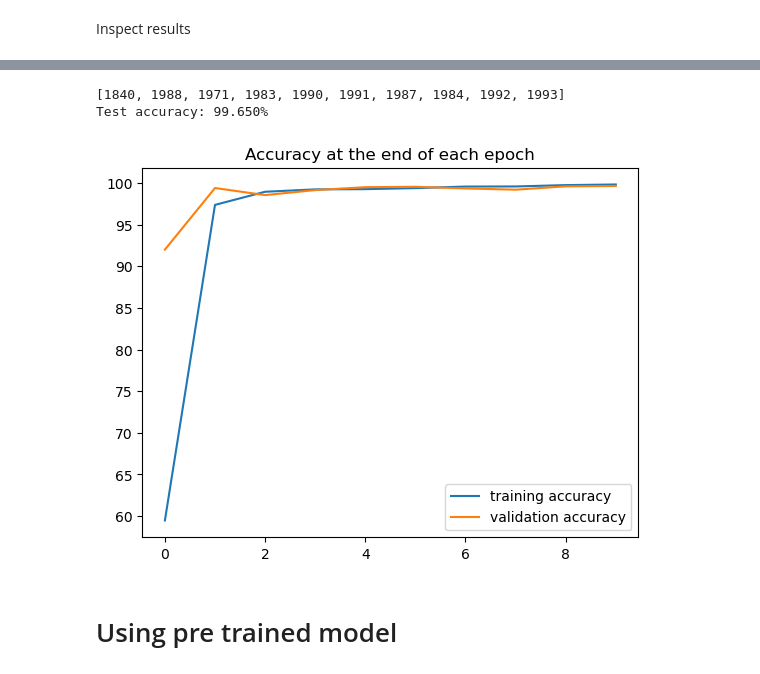
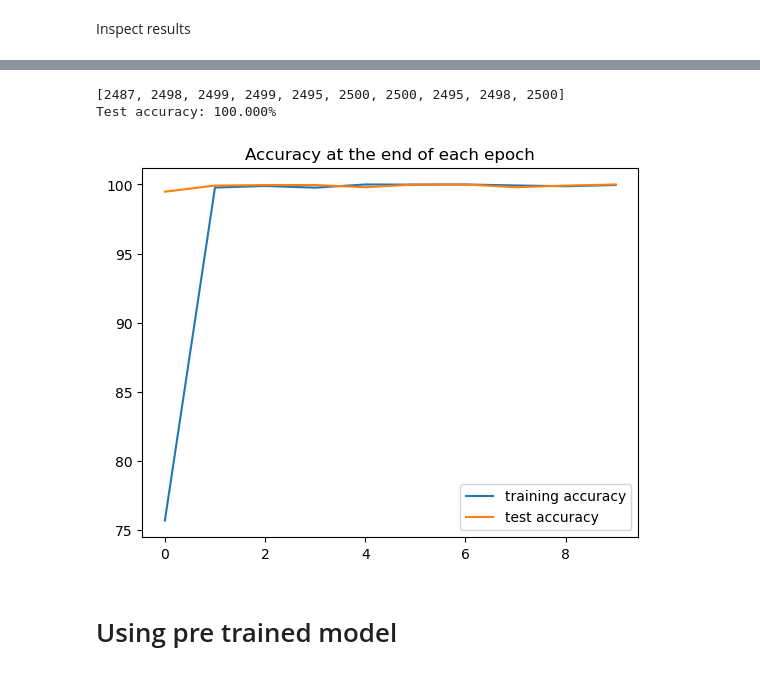
Before and after one commit to TheSalDave/AMLS_22-23_SN19117737, a Jupyter notebook: B2/B2CNNNoRotFinal.ipynb, the cells around one changed output, grey strips where cells are left out. Saved outputs shown, nothing was run; the diff lists cells and outputs as text; code cells hidden in the pictures.

```diff
--- a/B2/B2CNNNoRotFinal.ipynb
+++ b/B2/B2CNNNoRotFinal.ipynb
@@ -85,21 +79,21 @@ test_data = MyDataset(root_dir_test, label_file_test, class_names, class_to_idx,
 
 torch.manual_seed(42)
 
-val_ratio = 0.2 # ratio of the validation set (e.g., 0.2 for 20% of the data)
-indices = torch.randperm(len(train_data)).tolist() # Get the indices of the data points in the training set
-val_size = int(val_ratio * len(train_data)) # number of data points in the validation set
+# val_ratio = 0.2 # ratio of the validation set (e.g., 0.2 for 20% of the data)
+# indices = torch.randperm(len(train_data)).tolist() # Get the indices of the data points in the training set
+# val_size = int(val_ratio * len(train_data)) # number of data points in the validation set
 
-# Split the indices into training and validation sets
-val_indices = indices[:val_size]
-train_indices = indices[val_size:]
+# # Split the indices into training and validation sets
+# val_indices = indices[:val_size]
+# train_indices = indices[val_size:]
 
-# Create the samplers for the training and validation sets
-train_sampler = SubsetRandomSampler(train_indices)
-val_sampler = SubsetRandomSampler(val_indices)
+# # Create the samplers for the training and validation sets
+# train_sampler = SubsetRandomSampler(train_indices)
+# val_sampler = SubsetRandomSampler(val_indices)
 
 # Create the DataLoader objects for the training and validation sets
-train_loader = DataLoader(train_data, batch_size=125, sampler=train_sampler)
-val_loader = DataLoader(train_data, batch_size=125, sampler=val_sampler)
+train_loader = DataLoader(train_data, batch_size=125, shuffle=True)
+# val_loader = DataLoader(train_data, batch_size=125, sampler=val_sampler)
 test_loader = DataLoader(test_data, batch_size=125, shuffle=True)
 
 print(class_names)
@@ -216,26 +183,26 @@ for i in range(epochs):
         optimizer.step()
 
         # Print interim results
-        if b%(32) == 0:
-            print(f'epoch: {i:2}  batch: {b:4} [{125*b:4}/8000]  loss: {loss.item():10.8f}  |  accuracy: {trn_corr.item()*100/(125*b):7.2f}%   |   Duration: {time.time() - start_time:.0f} seconds')
+        if b%(40) == 0:
+            print(f'epoch: {i:2}  batch: {b:4} [{125*b:4}/10000]  loss: {loss.item():10.8f}  |  accuracy: {trn_corr.item()*100/(125*b):7.2f}%   |   Duration: {time.time() - start_time:.0f} seconds')
 
     train_losses.append(loss.item())
     train_correct.append(trn_corr.item())
 
     # Run the testing batches
     with torch.no_grad():
-        for b, (X_val, y_val) in enumerate(val_loader):
+        for b, (X_test, y_test) in enumerate(test_loader):
             # Limit the number of batches for test
             #if b == max_val_batch:
             #    break
 
             # Apply the model
-            y_val_pred = CNNmodel(X_val)
-            loss = criterion(y_val_pred, y_val)
+            y_val_pred = CNNmodel(X_test)
+            loss = criterion(y_val_pred, y_test)
 
             # Tally the number of correct predictions
             predicted = torch.max(y_val_pred.data, 1)[1]
-            tst_corr += (predicted == y_val).sum()
+            tst_corr += (predicted == y_test).sum()
 
     val_losses.append(loss.item())
     val_correct.append(tst_corr.item())
@@ -273,12 +240,12 @@ plt.legend()
 # %%
 print(val_correct)
-print(f'Test accuracy: {val_correct[-1]*100/2000:.3f}%')
-plt.plot([t/80 for t in train_correct], label='training accuracy')
-plt.plot([t/20 for t in val_correct], label='validation accuracy')
+print(f'Test accuracy: {val_correct[-1]*100/2500:.3f}%')
+plt.plot([t/100 for t in train_correct], label='training accuracy')
+plt.plot([t/25 for t in val_correct], label='test accuracy')
 plt.title('Accuracy at the end of each epoch')
 plt.legend();
 # %% [output]
-[1840, 1988, 1971, 1983, 1990, 1991, 1987, 1984, 1992, 1993]
-Test accuracy: 99.650%
+[2487, 2498, 2499, 2499, 2495, 2500, 2500, 2495, 2498, 2500]
+Test accuracy: 100.000%
-[figure, old version]
+[figure, new version]
 # %%
```
Also changed, not shown: parts of 6 cells of this notebook, 15 other files.
